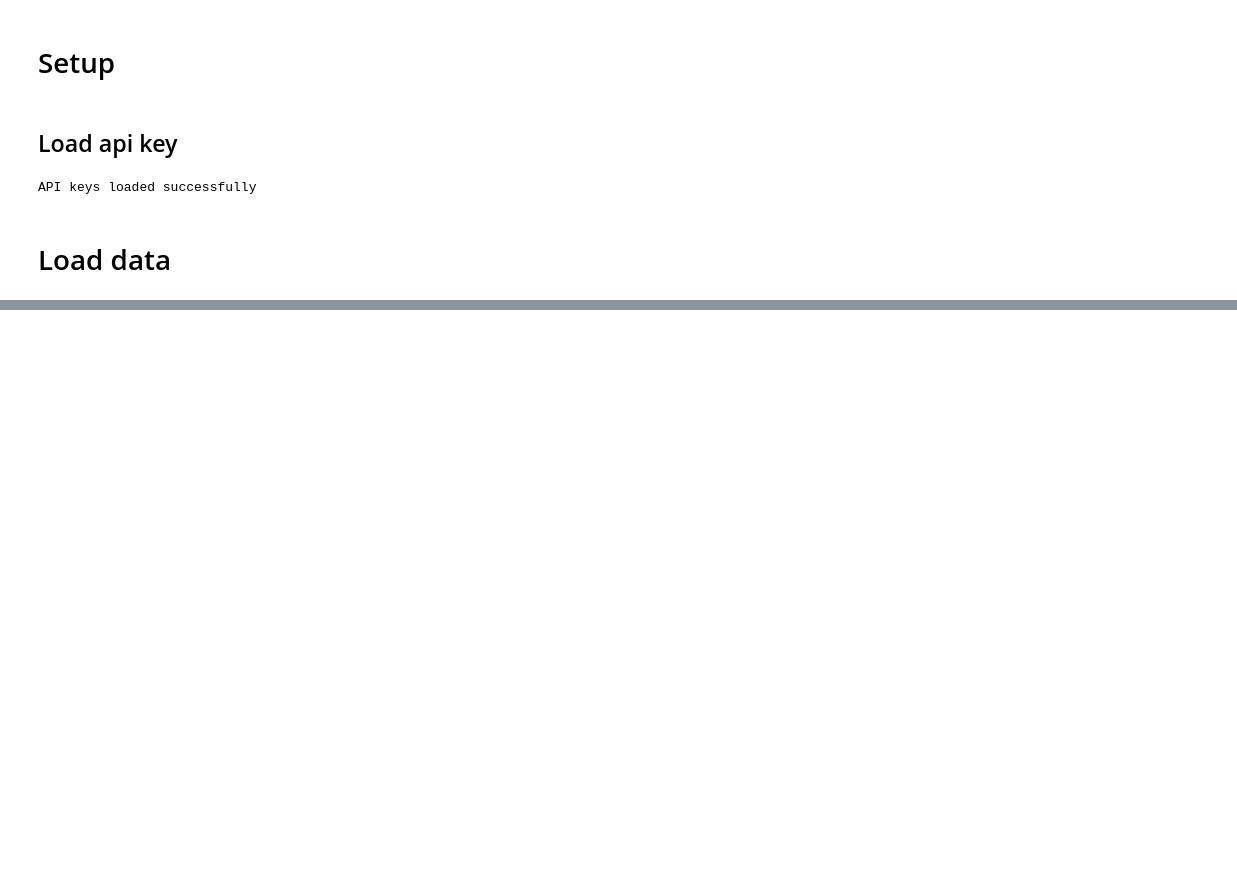
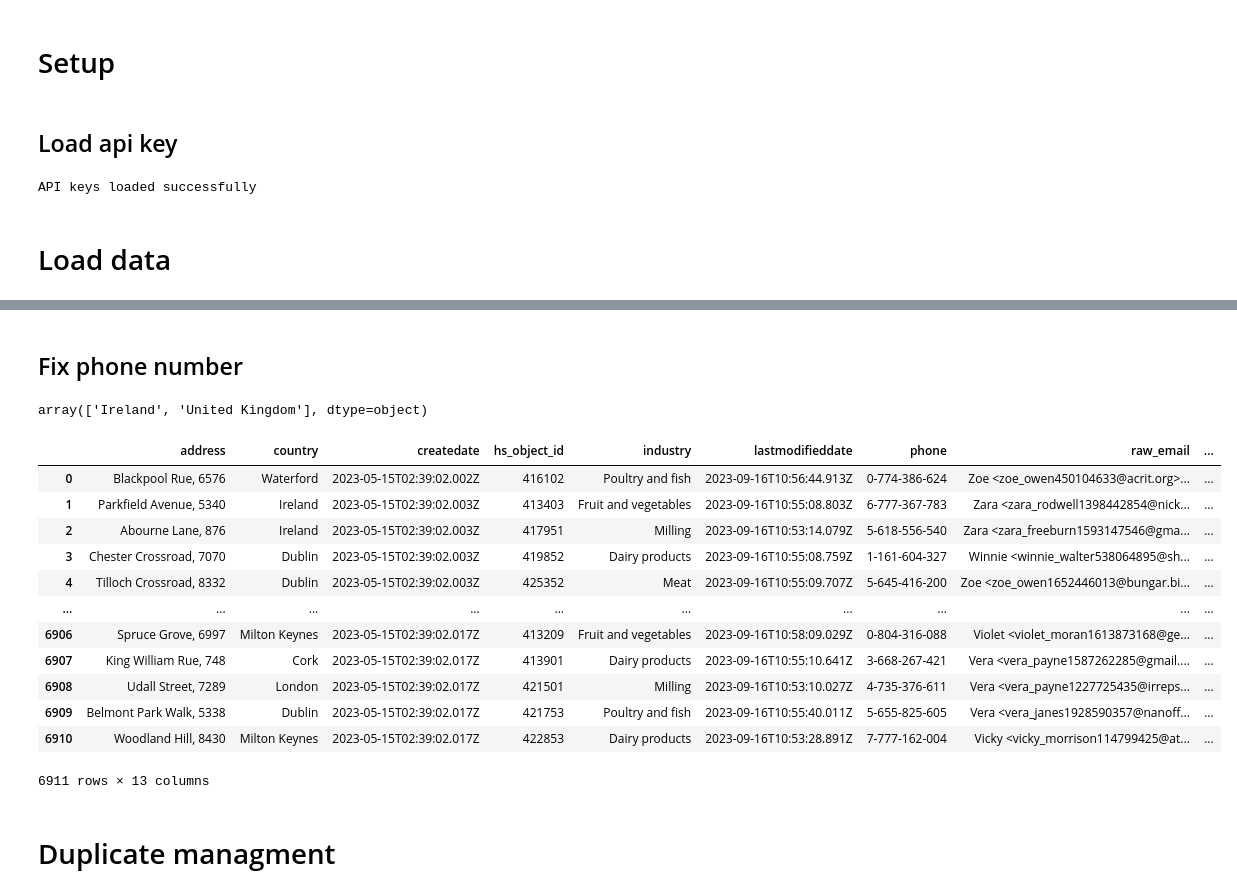
Before and after one commit to CamiloP121/technical_test-otf, a Jupyter notebook: data_pipeline.ipynb, the cells around one changed output, grey strips where cells are left out. Saved outputs shown, nothing was run; the diff lists cells and outputs as text; code cells hidden in the pictures; blank space fills up the shorter version.

```diff
--- a/data_pipeline.ipynb
+++ b/data_pipeline.ipynb
@@ -99,0 +203,2 @@ data.tail()
+# %%
+data["email"] = data["raw_email"].apply(lambda x: ETL.find_email(x))
@@ -99,0 +219,34 @@ data.tail()
+# %% [markdown]
+## Fix phone number
+# %%
+data["contry_found"].unique()
+# %% [output]
+array(['Ireland', 'United Kingdom'], dtype=object)
+# %%
+# Having only two countries it is more convenient to use a dictionary to normalize than to implement some kind of external library
+dict_normalize_phones = {
+    "Ireland":"(+353)",
+    "United Kingdom": "(+44)"
+}
+# %%
+data["fix_phone"] = data[["phone","contry_found"]].apply(lambda x: ETL.normalize_phones(
+    dict_normalize_phones = dict_normalize_phones,
+    phone = x.iloc[0], country = x.iloc[1]), axis = 1)
+
+data
+# %% [output]
+|  | address | country | createdate | hs_object_id | industry | lastmodifieddate | phone | raw_email | ... |
+| 0 | Blackpool Rue, 6576 | Waterford | 2023-05-15T02:39:02.002Z | 416102 | Poultry and fish | 2023-09-16T10:56:44.913Z | 0-774-386-624 | Zoe <zoe_owen450104633@acrit.org>... | ... |
+| 1 | Parkfield Avenue, 5340 | Ireland | 2023-05-15T02:39:02.003Z | 413403 | Fruit and vegetables | 2023-09-16T10:55:08.803Z | 6-777-367-783 | Zara <zara_rodwell1398442854@nick... | ... |
+| 2 | Abourne Lane, 876 | Ireland | 2023-05-15T02:39:02.003Z | 417951 | Milling | 2023-09-16T10:53:14.079Z | 5-618-556-540 | Zara <zara_freeburn1593147546@gma... | ... |
+| 3 | Chester Crossroad, 7070 | Dublin | 2023-05-15T02:39:02.003Z | 419852 | Dairy products | 2023-09-16T10:55:08.759Z | 1-161-604-327 | Winnie <winnie_walter538064895@sh... | ... |
+| 4 | Tilloch Crossroad, 8332 | Dublin | 2023-05-15T02:39:02.003Z | 425352 | Meat | 2023-09-16T10:55:09.707Z | 5-645-416-200 | Zoe <zoe_owen1652446013@bungar.bi... | ... |
+| ... | ... | ... | ... | ... | ... | ... | ... | ... | ... |
+| 6906 | Spruce Grove, 6997 | Milton Keynes | 2023-05-15T02:39:02.017Z | 413209 | Fruit and vegetables | 2023-09-16T10:58:09.029Z | 0-804-316-088 | Violet <violet_moran1613873168@ge... | ... |
+| 6907 | King William Rue, 748 | Cork | 2023-05-15T02:39:02.017Z | 413901 | Dairy products | 2023-09-16T10:55:10.641Z | 3-668-267-421 | Vera <vera_payne1587262285@gmail.... | ... |
+| 6908 | Udall Street, 7289 | London | 2023-05-15T02:39:02.017Z | 421501 | Milling | 2023-09-16T10:53:10.027Z | 4-735-376-611 | Vera <vera_payne1227725435@irreps... | ... |
+| 6909 | Belmont Park Walk, 5338 | Dublin | 2023-05-15T02:39:02.017Z | 421753 | Poultry and fish | 2023-09-16T10:55:40.011Z | 5-655-825-605 | Vera <vera_janes1928590357@nanoff... | ... |
+| 6910 | Woodland Hill, 8430 | Milton Keynes | 2023-05-15T02:39:02.017Z | 422853 | Dairy products | 2023-09-16T10:53:28.891Z | 7-777-162-004 | Vicky <vicky_morrison114799425@at... | ... |
+6911 rows × 13 columns
+# %% [markdown]
+# Duplicate managment
```
Also changed, not shown: parts of 16 cells of this notebook, 1 other file.
